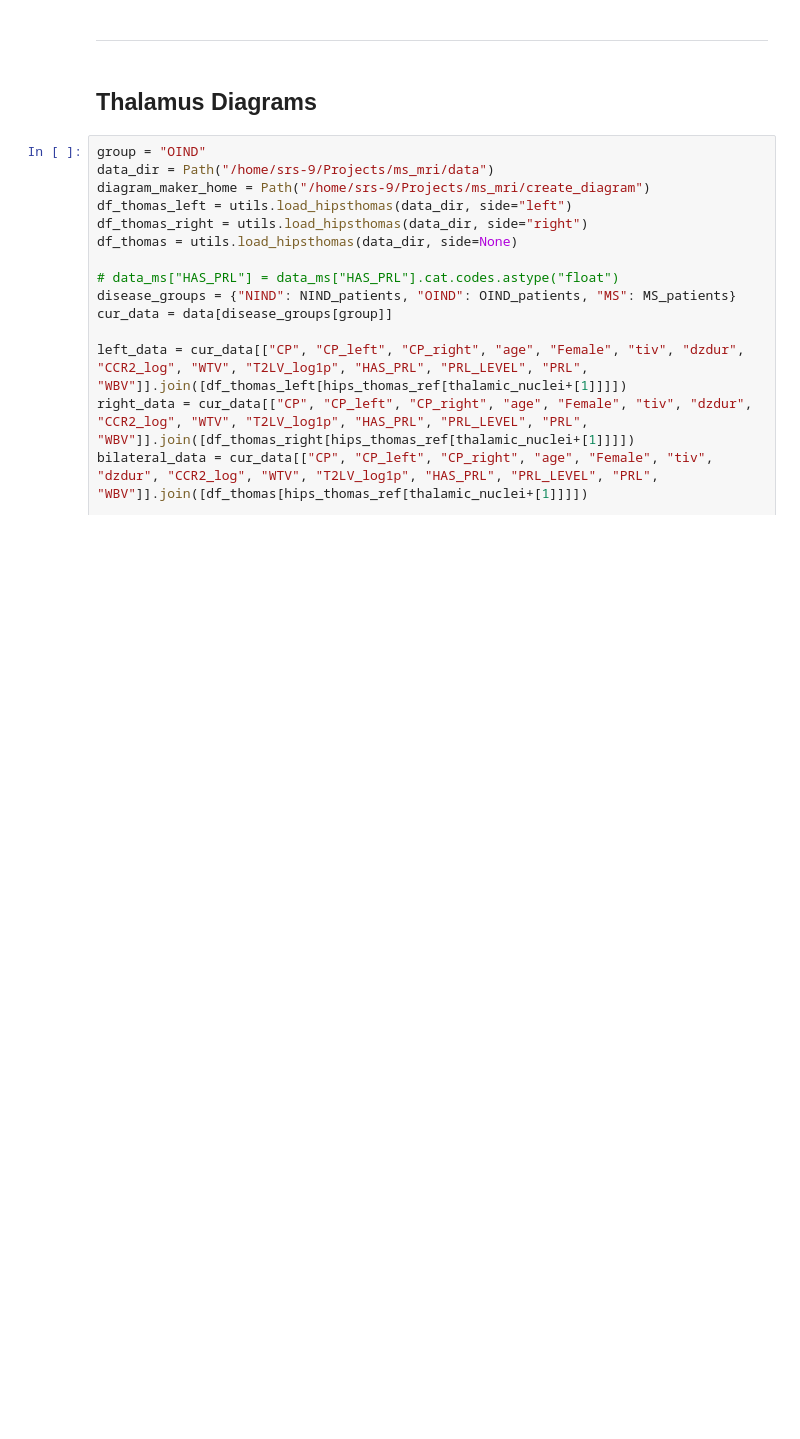
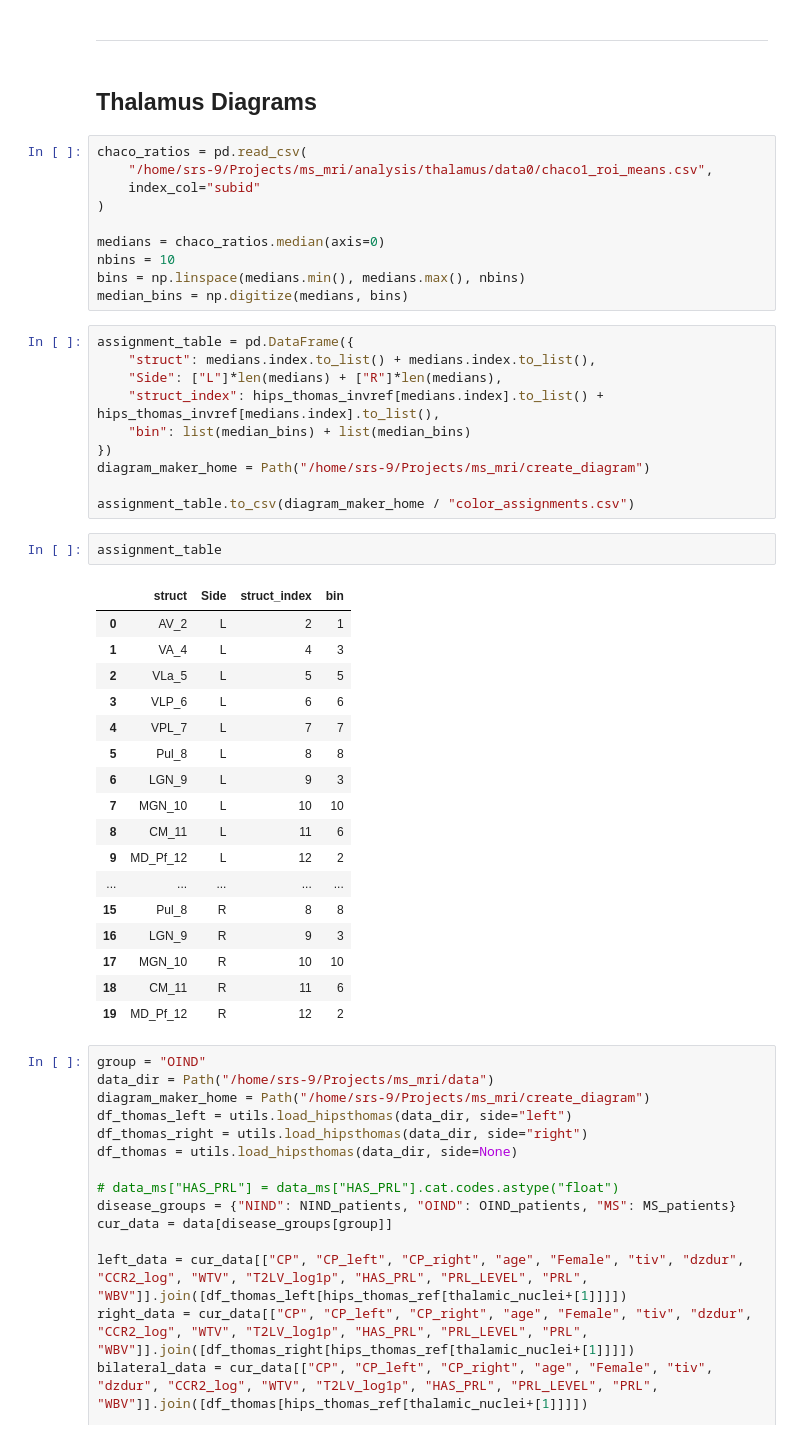
Before and after one commit to srs328/ms_mri, a Jupyter notebook: analysis/thalamus/results/4-CP_and_medial_posterior_atrophy.ipynb, the cells around one changed output. Cells and saved outputs as stored; diff of their text form; blank space fills up the shorter version.

Commit message:
chaco

```diff
--- a/analysis/thalamus/results/4-CP_and_medial_posterior_atrophy.ipynb
+++ b/analysis/thalamus/results/4-CP_and_medial_posterior_atrophy.ipynb
@@ -1716,6 +1714,46 @@ tiv            0.1033      0.175      0.589      0.556      -0.240       0.447
 ---
 # %% [markdown]
 ## Thalamus Diagrams
+# %%
+chaco_ratios = pd.read_csv(
+    "/home/srs-9/Projects/ms_mri/analysis/thalamus/data0/chaco1_roi_means.csv",
+    index_col="subid"
+)
+
+medians = chaco_ratios.median(axis=0)
+nbins = 10
+bins = np.linspace(medians.min(), medians.max(), nbins)
+median_bins = np.digitize(medians, bins)
+# %%
+assignment_table = pd.DataFrame({
+    "struct": medians.index.to_list() + medians.index.to_list(),
+    "Side": ["L"]*len(medians) + ["R"]*len(medians),
+    "struct_index": hips_thomas_invref[medians.index].to_list() + hips_thomas_invref[medians.index].to_list(),
+    "bin": list(median_bins) + list(median_bins)
+})
+diagram_maker_home = Path("/home/srs-9/Projects/ms_mri/create_diagram")
+
+assignment_table.to_csv(diagram_maker_home / "color_assignments.csv")
+# %%
+assignment_table
+# %% [output]
+|  | struct | Side | struct_index | bin |
+| 0 | AV_2 | L | 2 | 1 |
+| 1 | VA_4 | L | 4 | 3 |
+| 2 | VLa_5 | L | 5 | 5 |
+| 3 | VLP_6 | L | 6 | 6 |
+| 4 | VPL_7 | L | 7 | 7 |
+| 5 | Pul_8 | L | 8 | 8 |
+| 6 | LGN_9 | L | 9 | 3 |
+| 7 | MGN_10 | L | 10 | 10 |
+| 8 | CM_11 | L | 11 | 6 |
+| 9 | MD_Pf_12 | L | 12 | 2 |
+| ... | ... | ... | ... | ... |
+| 15 | Pul_8 | R | 8 | 8 |
+| 16 | LGN_9 | R | 9 | 3 |
+| 17 | MGN_10 | R | 10 | 10 |
+| 18 | CM_11 | R | 11 | 6 |
+| 19 | MD_Pf_12 | R | 12 | 2 |
 # %%
 group = "OIND"
 data_dir = Path("/home/srs-9/Projects/ms_mri/data")
```
Also changed, not shown: parts of 2 cells of this notebook, 2 other files.
